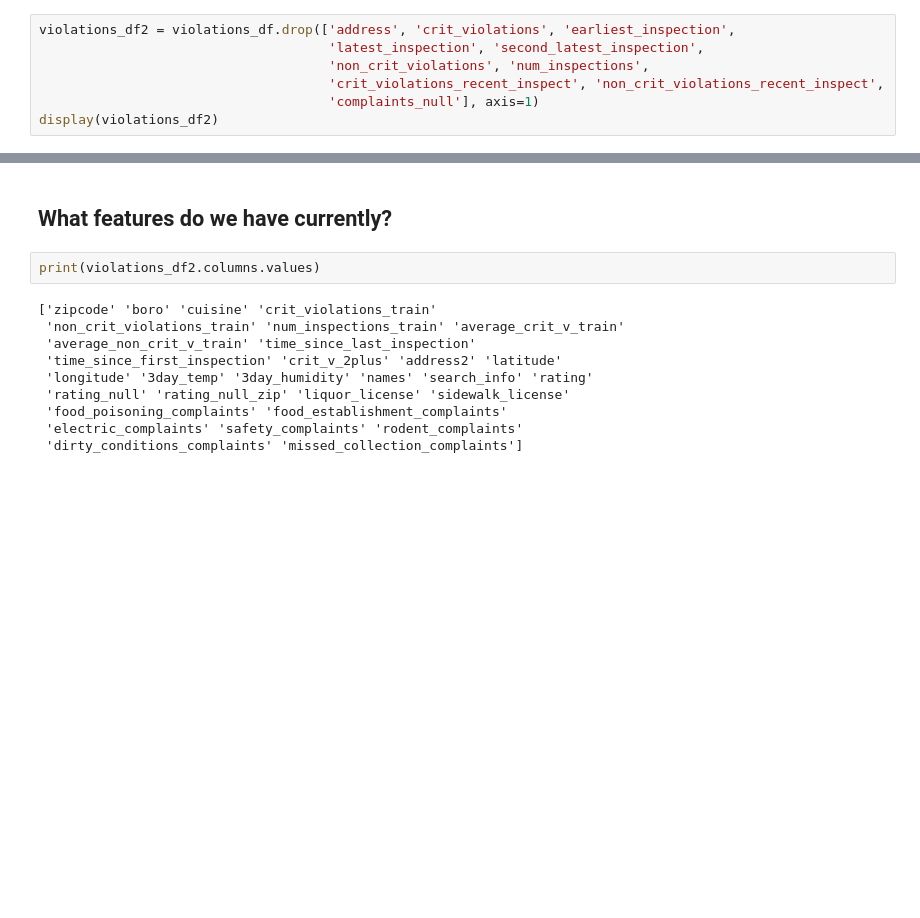
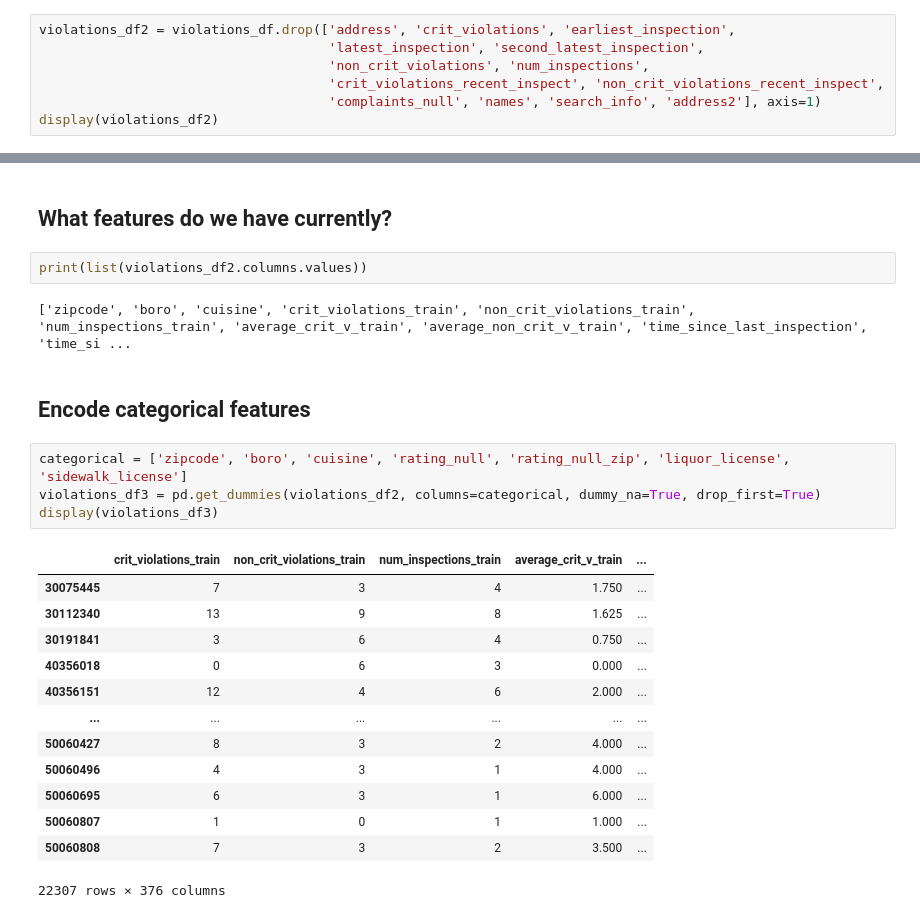
Before and after one commit to jchelmers/urban-data-project, a Jupyter notebook: Consolidate new features.ipynb, the cells around one changed output, grey strips where cells are left out. Drawn from its saved outputs; the diff is of its cells as text; blank space fills up the shorter version.

```diff
--- a/Consolidate new features.ipynb
+++ b/Consolidate new features.ipynb
@@ -45,7 +43,7 @@ violations_df2 = violations_df.drop(['address', 'crit_violations', 'earliest_ins
                                      'latest_inspection', 'second_latest_inspection',
                                      'non_crit_violations', 'num_inspections',
                                      'crit_violations_recent_inspect', 'non_crit_violations_recent_inspect',
-                                     'complaints_null'], axis=1)
+                                     'complaints_null', 'names', 'search_info', 'address2'], axis=1)
 display(violations_df2)
 # %% [output]
 |  | zipcode | boro | cuisine | crit_violations_train | non_crit_violations_train | num_inspections_train | ... |
@@ -64,14 +62,26 @@ display(violations_df2)
 # %% [markdown]
 ## What features do we have currently?
 # %%
-print(violations_df2.columns.values)
+print(list(violations_df2.columns.values))
 # %% [output]
-['zipcode' 'boro' 'cuisine' 'crit_violations_train'
- 'non_crit_violations_train' 'num_inspections_train' 'average_crit_v_train'
- 'average_non_crit_v_train' 'time_since_last_inspection'
- 'time_since_first_inspection' 'crit_v_2plus' 'address2' 'latitude'
- 'longitude' '3day_temp' '3day_humidity' 'names' 'search_info' 'rating'
- 'rating_null' 'rating_null_zip' 'liquor_license' 'sidewalk_license'
- 'food_poisoning_complaints' 'food_establishment_complaints'
- 'electric_complaints' 'safety_complaints' 'rodent_complaints'
- 'dirty_conditions_complaints' 'missed_collection_complaints']
+['zipcode', 'boro', 'cuisine', 'crit_violations_train', 'non_crit_violations_train', 'num_inspections_train', 'average_crit_v_train', 'average_non_crit_v_train', 'time_since_last_inspection', 'time_si ...
+# %% [markdown]
+## Encode categorical features
+# %%
+categorical = ['zipcode', 'boro', 'cuisine', 'rating_null', 'rating_null_zip', 'liquor_license', 'sidewalk_license']
+violations_df3 = pd.get_dummies(violations_df2, columns=categorical, dummy_na=True, drop_first=True)
+display(violations_df3)
+# %% [output]
+|  | crit_violations_train | non_crit_violations_train | num_inspections_train | average_crit_v_train | ... |
+| 30075445 | 7 | 3 | 4 | 1.750 | ... |
+| 30112340 | 13 | 9 | 8 | 1.625 | ... |
+| 30191841 | 3 | 6 | 4 | 0.750 | ... |
+| 40356018 | 0 | 6 | 3 | 0.000 | ... |
+| 40356151 | 12 | 4 | 6 | 2.000 | ... |
+| ... | ... | ... | ... | ... | ... |
+| 50060427 | 8 | 3 | 2 | 4.000 | ... |
+| 50060496 | 4 | 3 | 1 | 4.000 | ... |
+| 50060695 | 6 | 3 | 1 | 6.000 | ... |
+| 50060807 | 1 | 0 | 1 | 1.000 | ... |
+| 50060808 | 7 | 3 | 2 | 3.500 | ... |
+22307 rows × 376 columns
```
Also changed, not shown: parts of 20 cells of this notebook.
